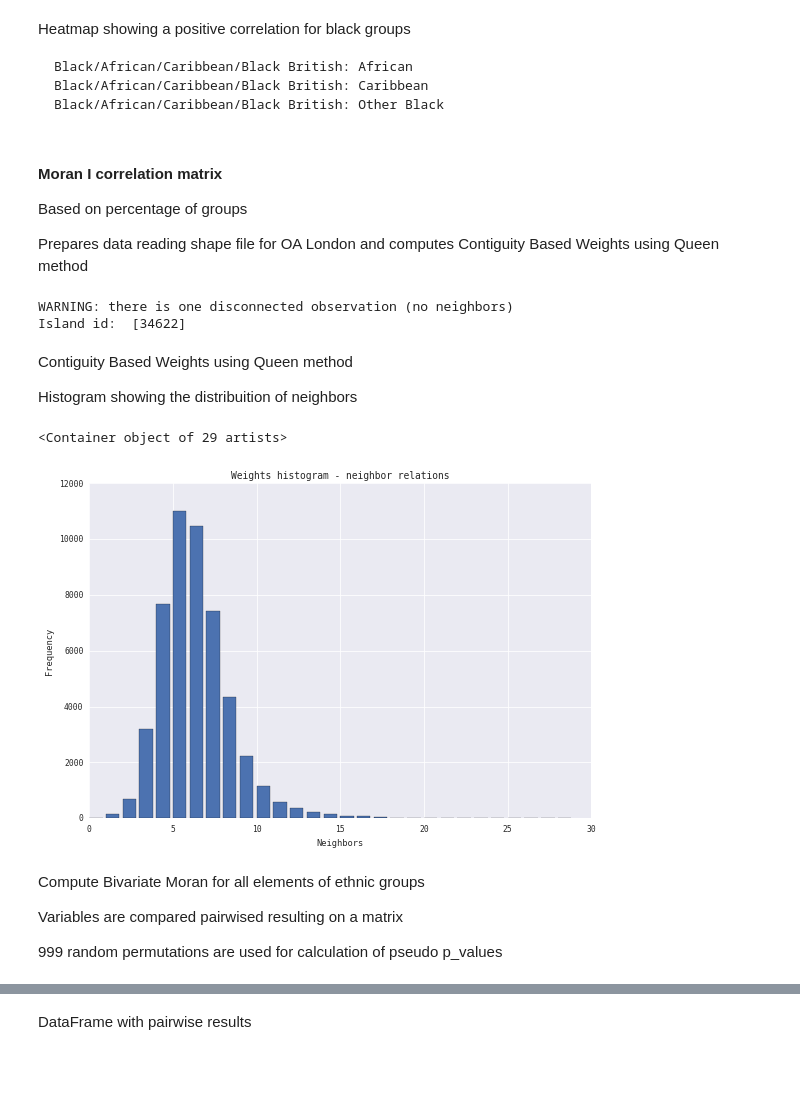
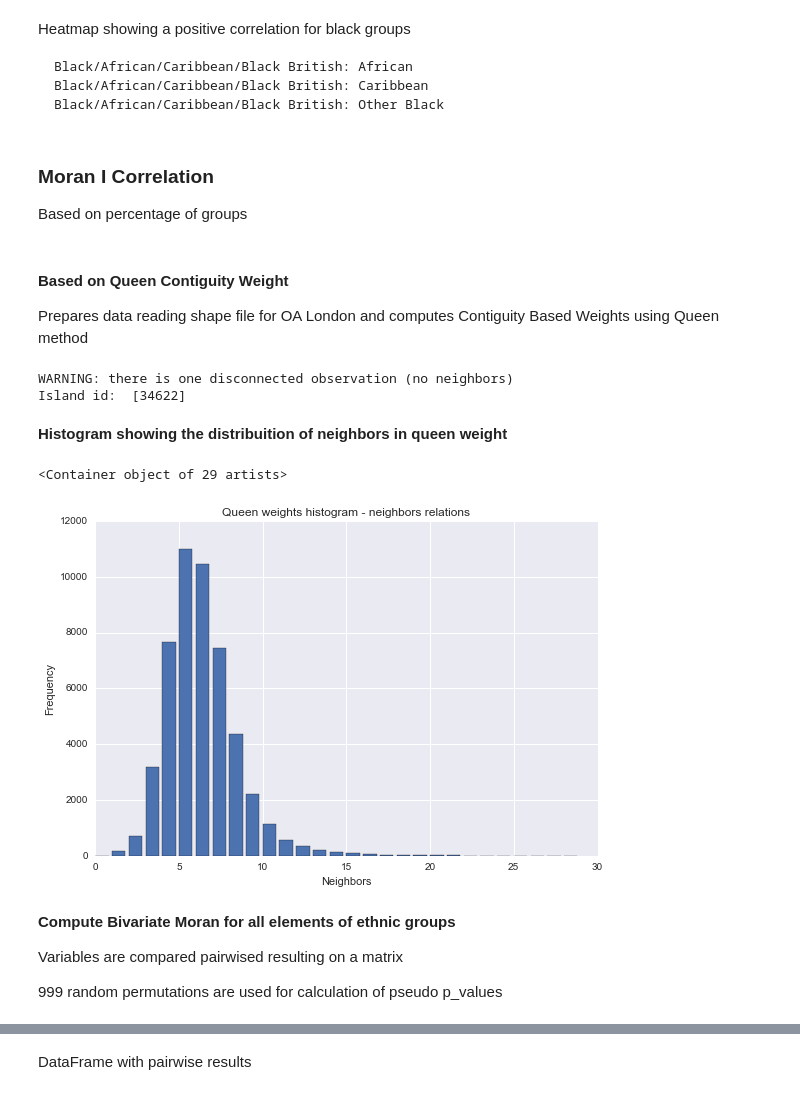
Before and after one commit to sandrofsousa/Resolution, a Jupyter notebook: Histograms - London.ipynb, the cells around one changed output, grey strips where cells are left out. Cells and saved outputs as stored; diff of their text form; code cells hidden in the pictures; blank space fills up the shorter version.

````diff
--- a/Histograms - London.ipynb
+++ b/Histograms - London.ipynb
@@ -144,7 +119,7 @@ cor_mat_count
 # %%
 # Plot Heatmap based on cor_mat_count data frame - Counts
 % matplotlib inline
-sns.set(context="paper", font="monospace")
+sns.set(context="notebook")
 f1, ax1 = plt.subplots(figsize=(12, 9))
 plt.title('Pearson correlation matrix - Ethnic groups count')
 sns.heatmap(cor_mat_count, cmap='RdBu_r', square=True)
@@ -200,41 +170,37 @@ Black/African/Caribbean/Black British: Caribbean
 Black/African/Caribbean/Black British: Other Black
 ```
 <prep>
+# %% [markdown]
+### Moran I Correlation
+
+Based on percentage of groups
 # %% [markdown]
-#### Moran I correlation matrix
-
-Based on percentage of groups
+#### Based on Queen Contiguity Weight
 
 Prepares data reading shape file for OA London and computes Contiguity Based Weights using Queen method
 # %%
 shp_path = "/Users/sandrofsousa/Dropbox/Resolution - SP London/Data/Shape files/" \
             "London/OA Boundary/resolution_oa_2011_ks201-501ew.shp"
-shp = pysal.open(shp_path)
-weight = pysal.queen_from_shapefile(shp_path)
+weight_cont = pysal.queen_from_shapefile(shp_path)
 # weight_full = weight.full()
-
-# For distance based weights
-# pysal.weights.user.kernelW_from_shapefile
 # %% [output]
 WARNING: there is one disconnected observation (no neighbors)
 Island id:  [34622]
 # %% [markdown]
-Contiguity Based Weights using Queen method
-
-Histogram showing the distribuition of neighbors
+**Histogram showing the distribuition of neighbors in queen weight**
 # %%
 % matplotlib inline
-sns.set(context="paper", font="monospace")
+sns.set(context="notebook")
 plt.figure(facecolor="white", figsize=(9, 6), dpi=300)
 plt.xlabel('Neighbors')
 plt.ylabel('Frequency')
-plt.title('Weights histogram - neighbors relations')
-plt.bar(*zip(*weight.histogram))
+plt.title('Queen weights histogram - neighbors relations')
+plt.bar(*zip(*weight_cont.histogram))
 # %% [output]
 <Container object of 29 artists>
-[figure, old version]
+[figure, new version]
 # %% [markdown]
-Compute Bivariate Moran for all elements of ethnic groups
+**Compute Bivariate Moran for all elements of ethnic groups**
 
 Variables are compared pairwised resulting on a matrix
 
````
Also changed, not shown: parts of 66 cells of this notebook, 1 other file.
